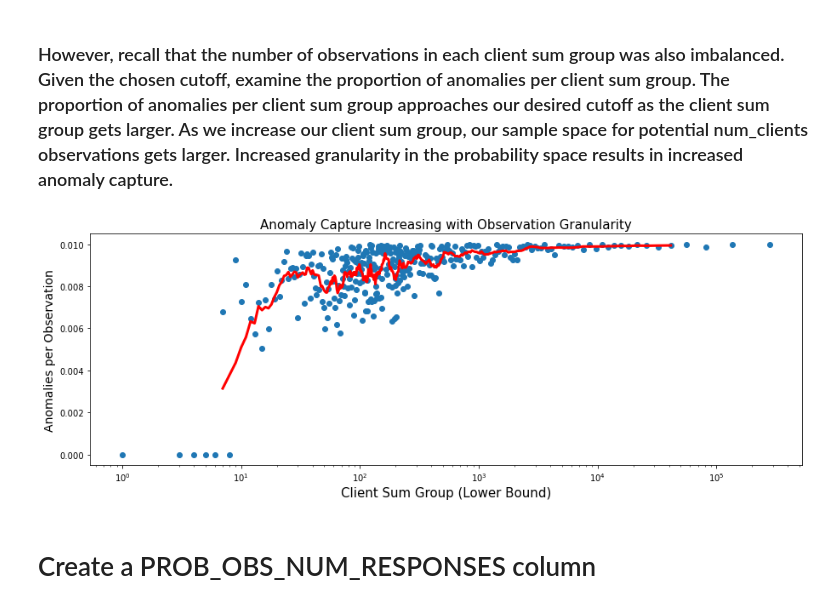
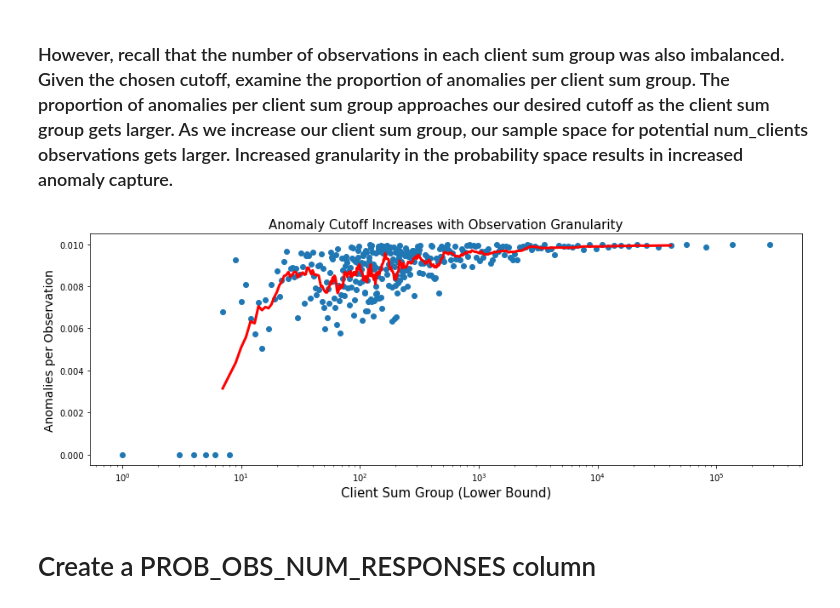
Before and after one commit to IntrusionINTZ/UniversityOfMontana_2023Spring, a Jupyter notebook: Luke/AnomalyFinder.ipynb, the cells around one changed output. Drawn from its saved outputs; the diff is of its cells as text; code cells hidden in the pictures.

```diff
--- a/Luke/AnomalyFinder.ipynb
+++ b/Luke/AnomalyFinder.ipynb
@@ -339,19 +337,19 @@ plt.show()
 # %%
 # Plot the number of observations for each sum group
 group_counts = df.client_sum_group.value_counts().sort_index()
 group_counts.index = group_counts.index.map(lambda x: int(x.split('-')[0]))
 granularity = (anomalies/group_counts)
 granularity_rounded = granularity.rolling(window=10, center=True).mean()
 plt.figure(figsize=(15,5))
 plt.scatter(granularity.index, granularity.values)
 plt.plot(granularity_rounded.index, granularity_rounded.values, color='red', linewidth=3)
 plt.xscale('log')
 plt.xlabel('Client Sum Group (Lower Bound)', fontsize=15)
 plt.ylabel('Anomalies per Observation' , fontsize=14)
-plt.title('Anomaly Capture Increasing with Observation Granularity', fontsize=15)
+plt.title('Anomaly Cutoff Increases with Observation Granularity', fontsize=15)
 plt.show()
 # %% [output]
-[figure, old version]
+[figure, new version]
 # %% [markdown]
 # Create a PROB_OBS_NUM_RESPONSES column
 # %% [markdown]
```
Also changed, not shown: parts of 5 cells of this notebook.
